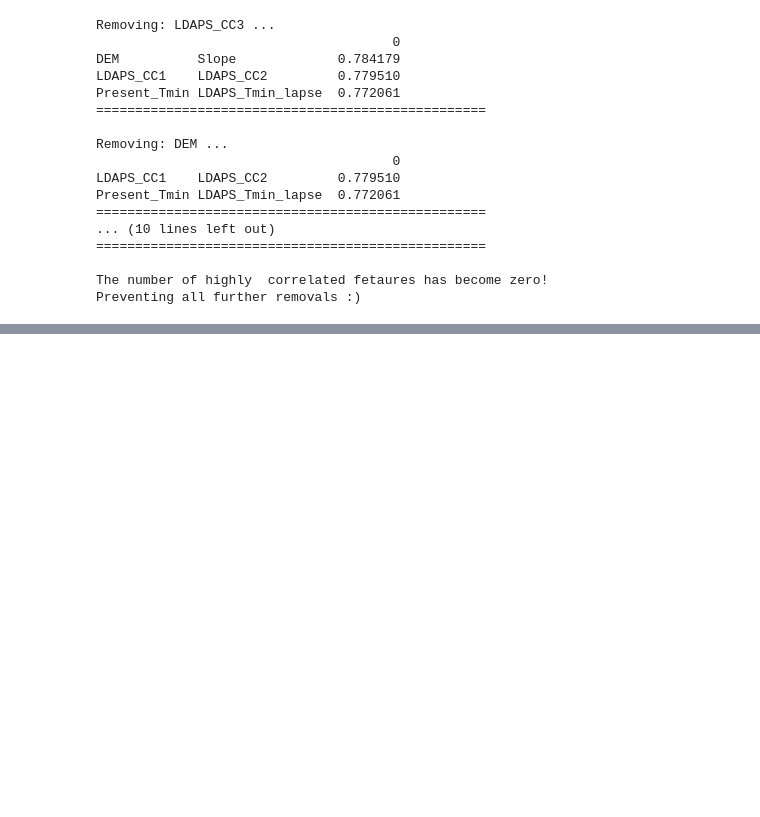
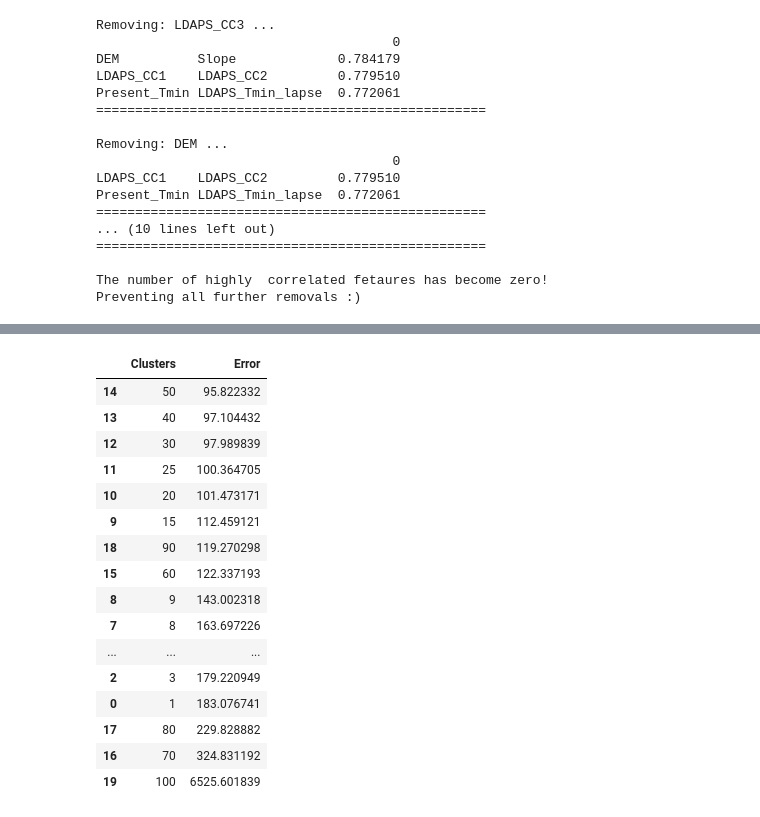
Before and after one commit to sowmyamanojna/CS5691-PRML-Assignments, a Jupyter notebook: assignment1/codes/question_3.ipynb, the cells around one changed output, grey strips where cells are left out. Cells and saved outputs as stored; diff of their text form; code cells hidden in the pictures; blank space fills up the shorter version.

```diff
--- a/assignment1/codes/question_3.ipynb
+++ b/assignment1/codes/question_3.ipynb
@@ -302,0 +350,23 @@ distance_squared = np.linalg.norm(df_new.to_numpy()-corresponding_center, axis=1
+# %%
+error_list = np.array(error_list)
+df_error = pd.DataFrame({"Clusters":num_clusters, "Error":error_list})
+df_error.sort_values(by=["Error"], ascending=True, inplace=True)
+df_error
+# %% [output]
+|  | Clusters | Error |
+| 14 | 50 | 95.822332 |
+| 13 | 40 | 97.104432 |
+| 12 | 30 | 97.989839 |
+| 11 | 25 | 100.364705 |
+| 10 | 20 | 101.473171 |
+| 9 | 15 | 112.459121 |
+| 18 | 90 | 119.270298 |
+| 15 | 60 | 122.337193 |
+| 8 | 9 | 143.002318 |
+| 7 | 8 | 163.697226 |
+| ... | ... | ... |
+| 2 | 3 | 179.220949 |
+| 0 | 1 | 183.076741 |
+| 17 | 80 | 229.828882 |
+| 16 | 70 | 324.831192 |
+| 19 | 100 | 6525.601839 |
```
Also changed, not shown: parts of 7 cells of this notebook.
